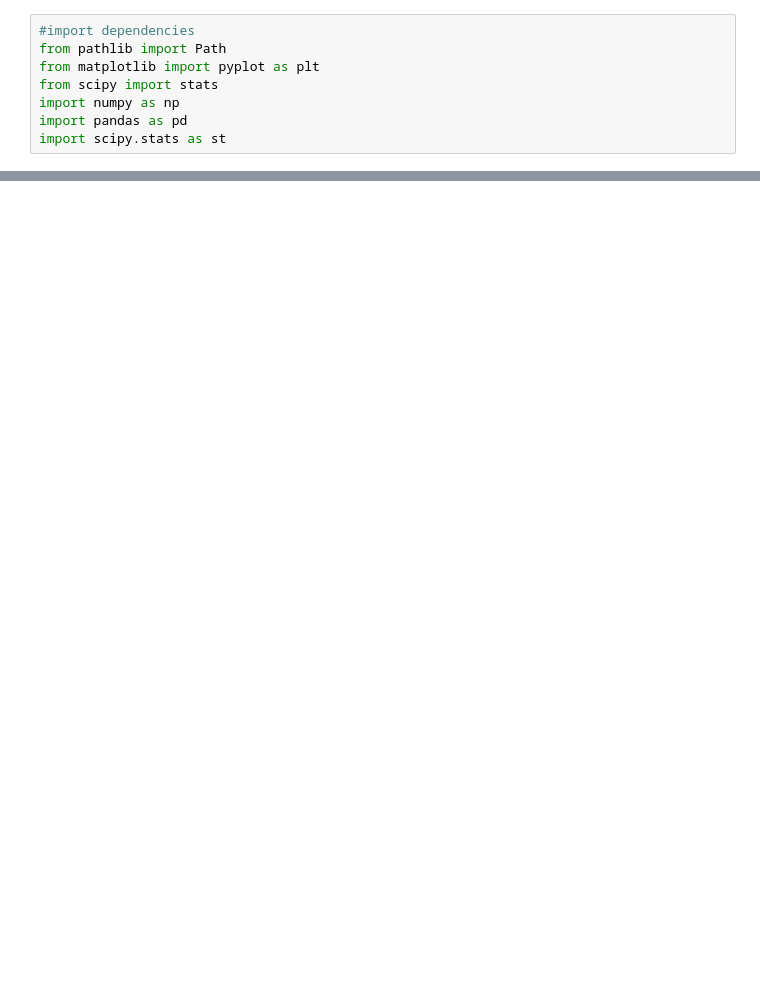
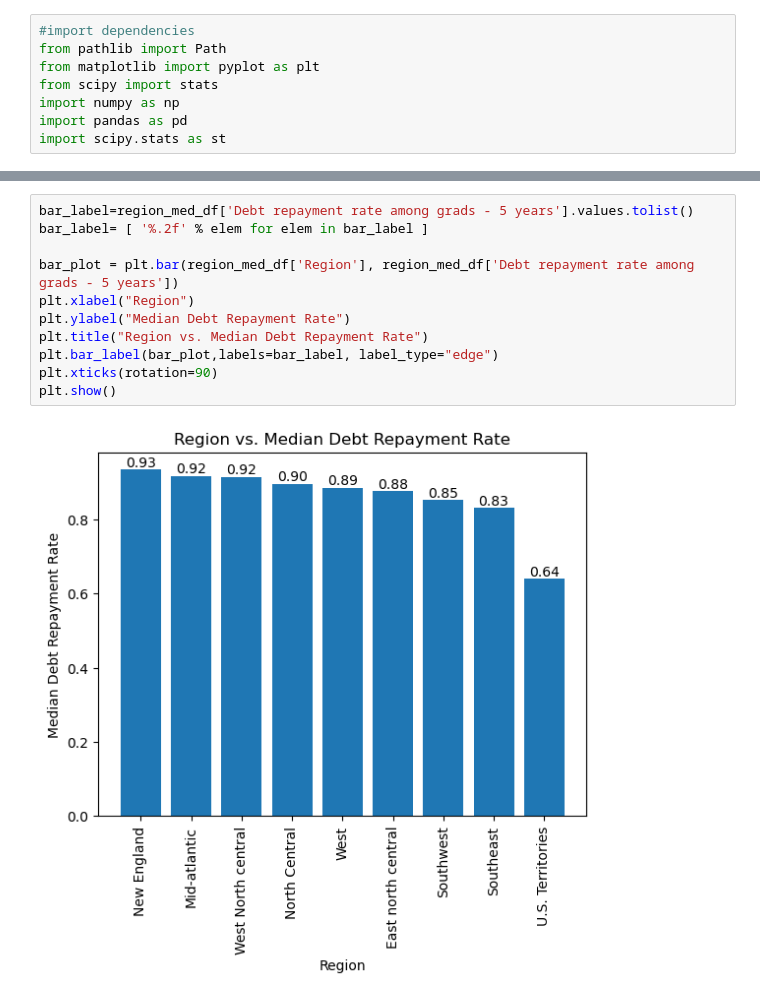
Before and after one commit to katyoung91/Project-1, a Jupyter notebook: kat_charts.ipynb, the cells around one changed output, grey strips where cells are left out. Cells and saved outputs as stored; diff of their text form; blank space fills up the shorter version.

```diff
--- a/kat_charts.ipynb
+++ b/kat_charts.ipynb
@@ -52,0 +69,13 @@ plt.show()
+# %%
+bar_label=region_med_df['Debt repayment rate among grads - 5 years'].values.tolist()
+bar_label= [ '%.2f' % elem for elem in bar_label ]
+
+bar_plot = plt.bar(region_med_df['Region'], region_med_df['Debt repayment rate among grads - 5 years'])
+plt.xlabel("Region")
+plt.ylabel("Median Debt Repayment Rate")
+plt.title("Region vs. Median Debt Repayment Rate")
+plt.bar_label(bar_plot,labels=bar_label, label_type="edge")
+plt.xticks(rotation=90)
+plt.show()
+# %% [output]
+[figure, added]
```
Also changed, not shown: parts of 14 cells of this notebook, 4 other files.
